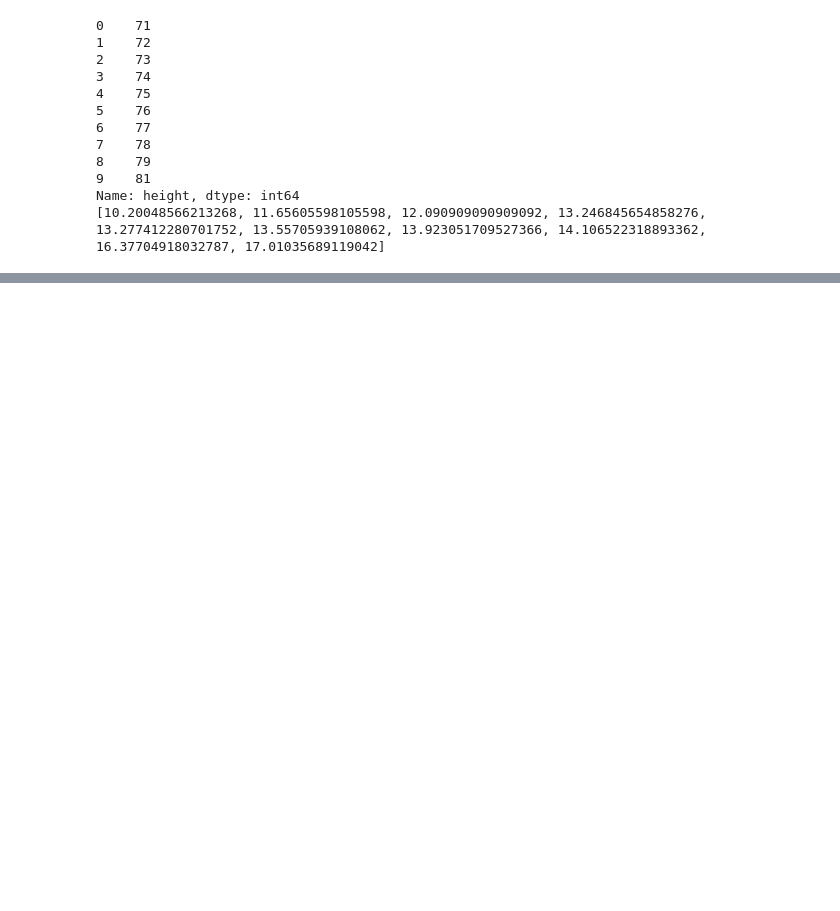
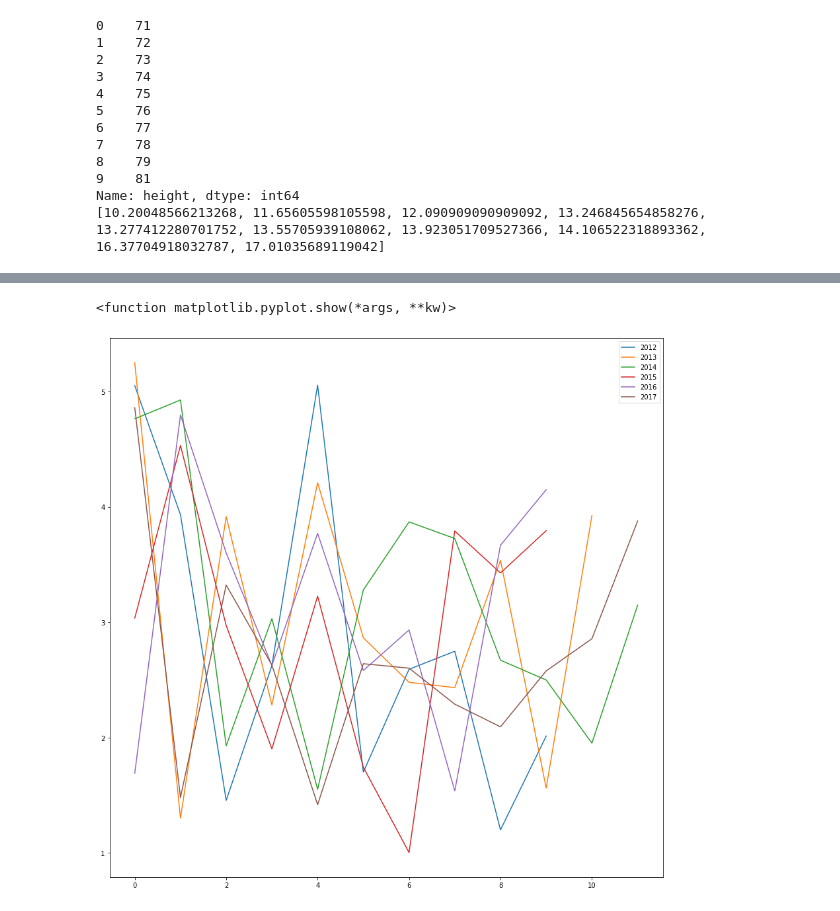
Before and after one commit to jake-garnier/COGS108Project, a Jupyter notebook: getData_anwar.ipynb, the cells around one changed output, grey strips where cells are left out. Saved outputs shown, nothing was run; the diff lists cells and outputs as text; code cells hidden in the pictures; blank space fills up the shorter version.

```diff
--- a/getData_anwar.ipynb
+++ b/getData_anwar.ipynb
@@ -639,0 +741,33 @@ Name: PTSPG, dtype: float64
+# %%
+class Weights:
+
+    def __init__(self,points,assist,three_point_percent,field_goal_percent,turnover,defense,std):
+        self.points = points
+        self.assist = assist
+        self.three_point_percent = three_point_percent
+        self.field_goal_percent = field_goal_percent
+        self.turnover = turnover
+        self.defense = defense
+        self.std = std
+
+    def point(self):
+        self.points = self.points * self.std[0]
+
+    def assists(self):
+        self.assist = self.assist * self.std[1]
+
+    def three_percent(self):
+        self.three_point_percent = self.three_point_percent * self.std[5]
+
+    def field_percent(self):
+        self.field_goal_percent = self.field_goal_percent * self.std[4]
+
+    def turnovers(self):
+        self.turnover = self.turnover * self.std[2]
+
+    def defense_rating(self):
+        self.defense = self.defense * self.std[3]
+
+    def weight_calculation(self):
+        weight = self.points + self.assist + self.three_point_percent + self.field_goal_percent + self.turnover + self.defense
+        return weight
@@ -639,0 +870,13 @@ Name: PTSPG, dtype: float64
+# %%
+plt.figure(figsize = (15,15))
+plt.plot(poop,label = "2012")
+plt.plot(poop2,label = "2013")
+plt.plot(poop3,label = "2014")
+plt.plot(poop4,label = "2015")
+plt.plot(poop5,label = "2016")
+plt.plot(poop6,label = "2017")
+plt.legend()
+plt.show
+# %% [output]
+<function matplotlib.pyplot.show(*args, **kw)>
+[figure, added]
```
Also changed, not shown: parts of 22 cells of this notebook.
